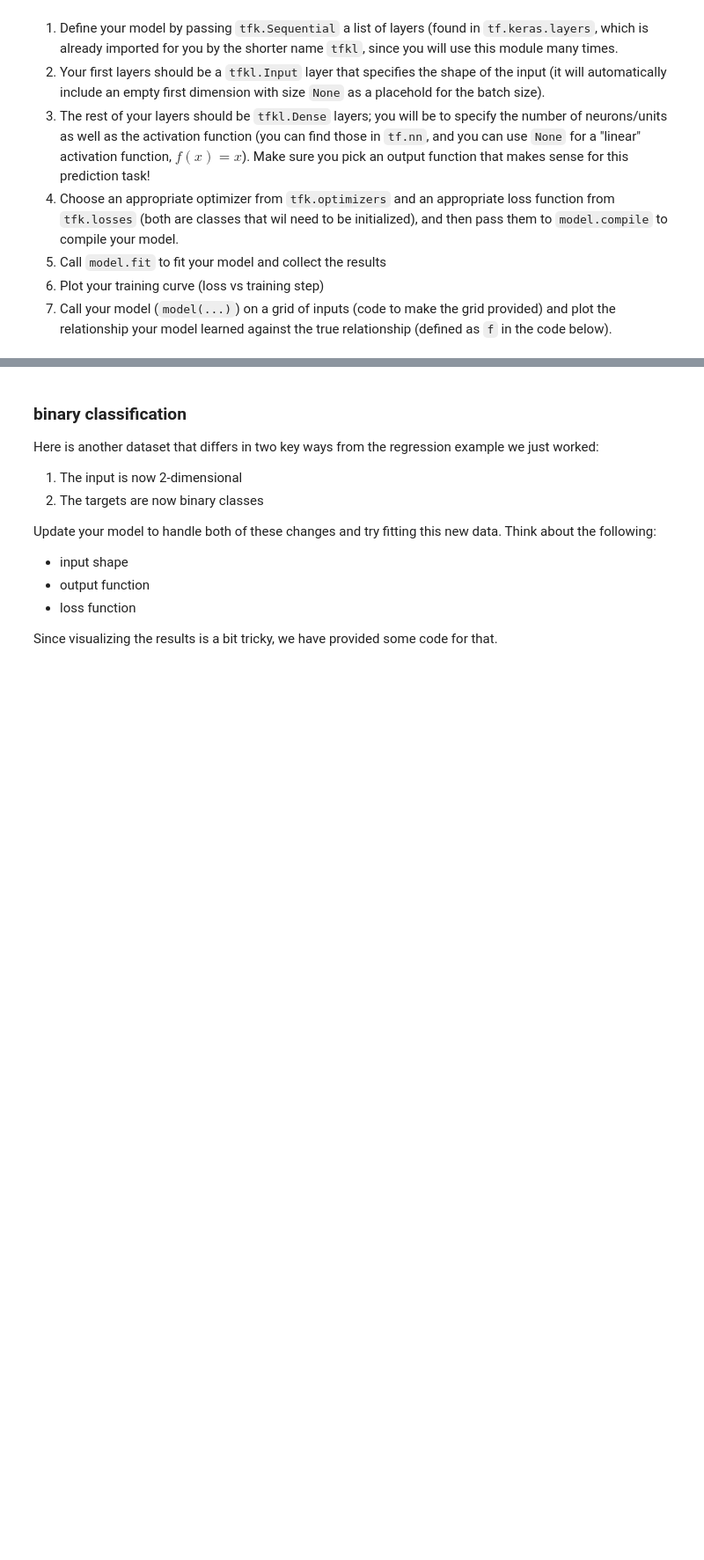
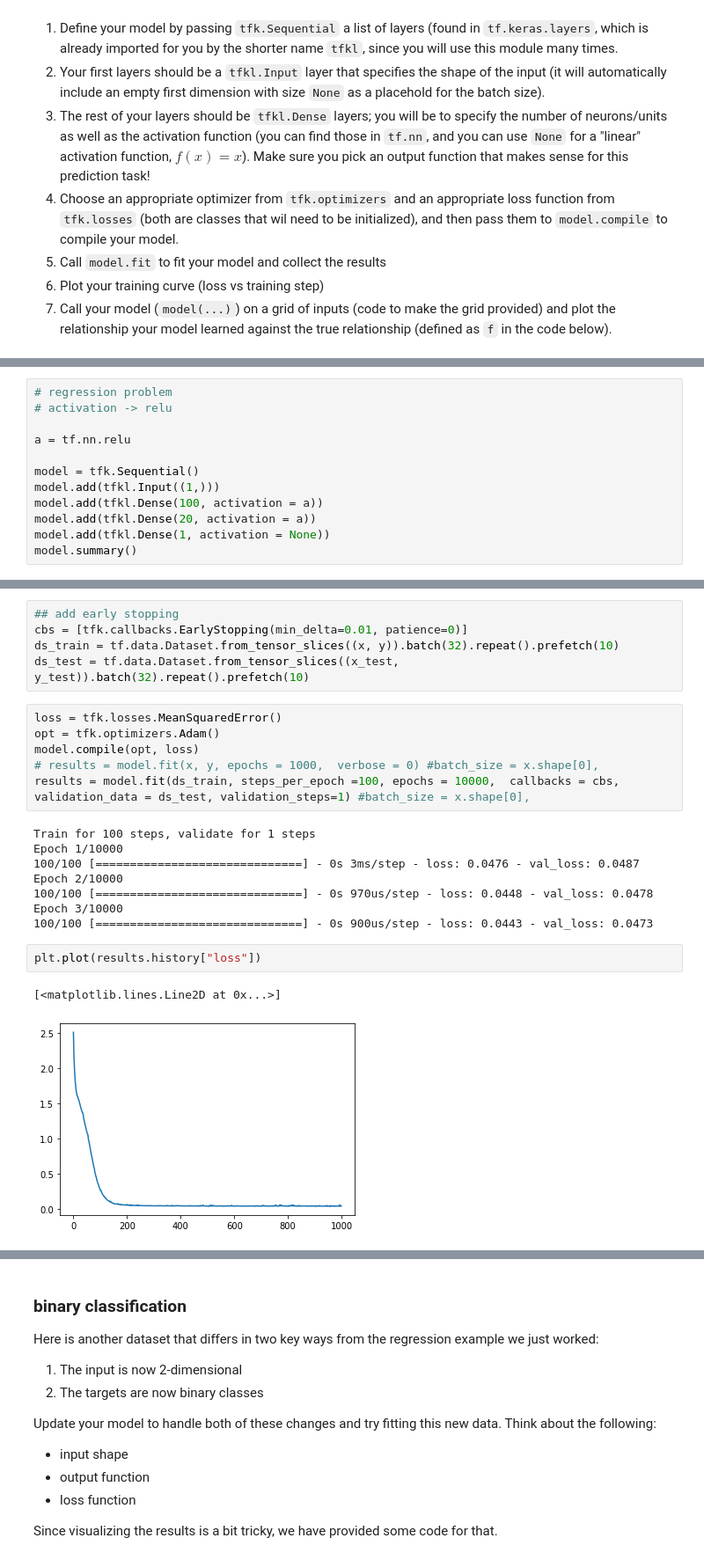
Before and after one commit to ziheyang/2020Fall, a Jupyter notebook: ANLY590-Neural Nets/keras_lab.ipynb, the cells around one changed output, grey strips where cells are left out. Shown at 88% size. Drawn from its saved outputs; the diff is of its cells as text; blank space fills up the shorter version.

```diff
--- a/ANLY590-Neural Nets/keras_lab.ipynb
+++ b/ANLY590-Neural Nets/keras_lab.ipynb
@@ -34,0 +46,12 @@ plt.show()
+# %%
+# regression problem
+# activation -> relu
+
+a = tf.nn.relu
+
+model = tfk.Sequential()
+model.add(tfkl.Input((1,)))
+model.add(tfkl.Dense(100, activation = a))
+model.add(tfkl.Dense(20, activation = a))
+model.add(tfkl.Dense(1, activation = None))
+model.summary()
@@ -34,0 +73,24 @@ plt.show()
+# %%
+## add early stopping
+cbs = [tfk.callbacks.EarlyStopping(min_delta=0.01, patience=0)]
+ds_train = tf.data.Dataset.from_tensor_slices((x, y)).batch(32).repeat().prefetch(10)
+ds_test = tf.data.Dataset.from_tensor_slices((x_test, y_test)).batch(32).repeat().prefetch(10)
+# %%
+loss = tfk.losses.MeanSquaredError()
+opt = tfk.optimizers.Adam()
+model.compile(opt, loss)
+# results = model.fit(x, y, epochs = 1000,  verbose = 0) #batch_size = x.shape[0],
+results = model.fit(ds_train, steps_per_epoch =100, epochs = 10000,  callbacks = cbs, validation_data = ds_test, validation_steps=1) #batch_size = x.shape[0],
+# %% [output]
+Train for 100 steps, validate for 1 steps
+Epoch 1/10000
+100/100 [==============================] - 0s 3ms/step - loss: 0.0476 - val_loss: 0.0487
+Epoch 2/10000
+100/100 [==============================] - 0s 970us/step - loss: 0.0448 - val_loss: 0.0478
+Epoch 3/10000
+100/100 [==============================] - 0s 900us/step - loss: 0.0443 - val_loss: 0.0473
+# %%
+plt.plot(results.history["loss"])
+# %% [output]
+[<matplotlib.lines.Line2D at 0x...>]
+[figure, added]
```
Also changed, not shown: parts of 16 cells of this notebook.
